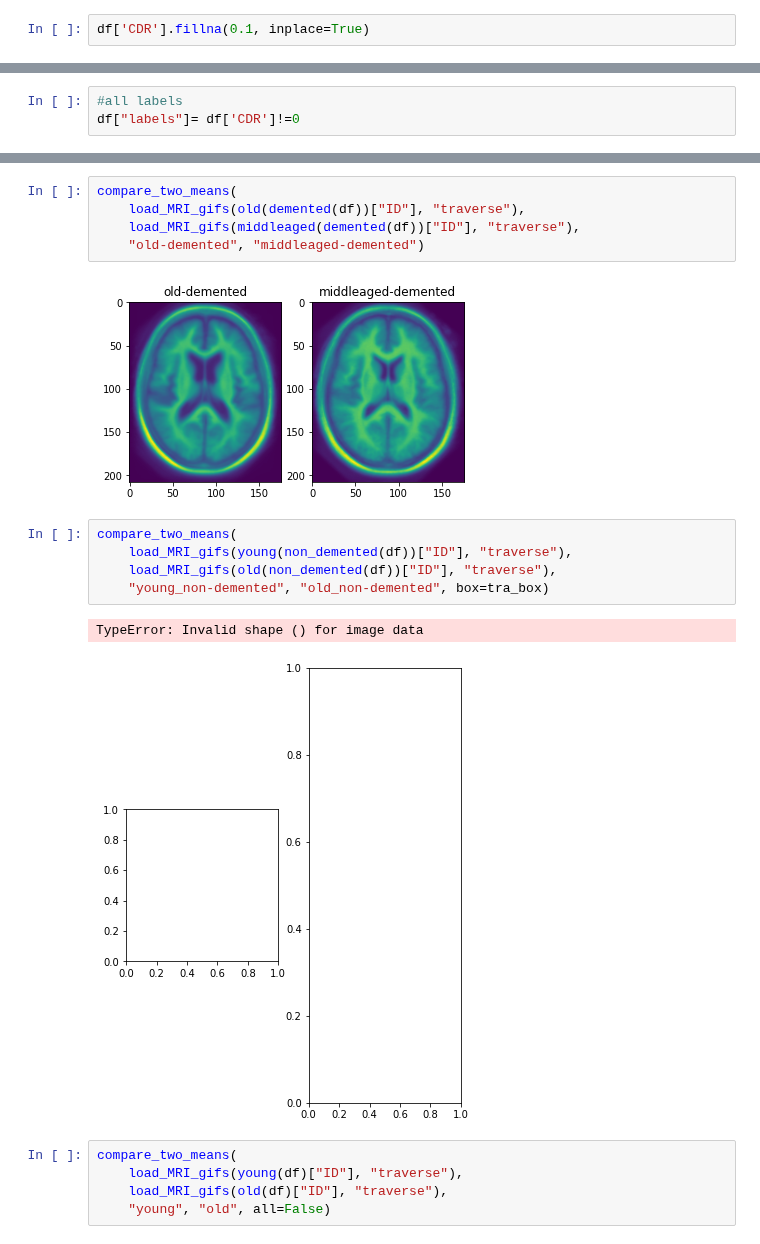
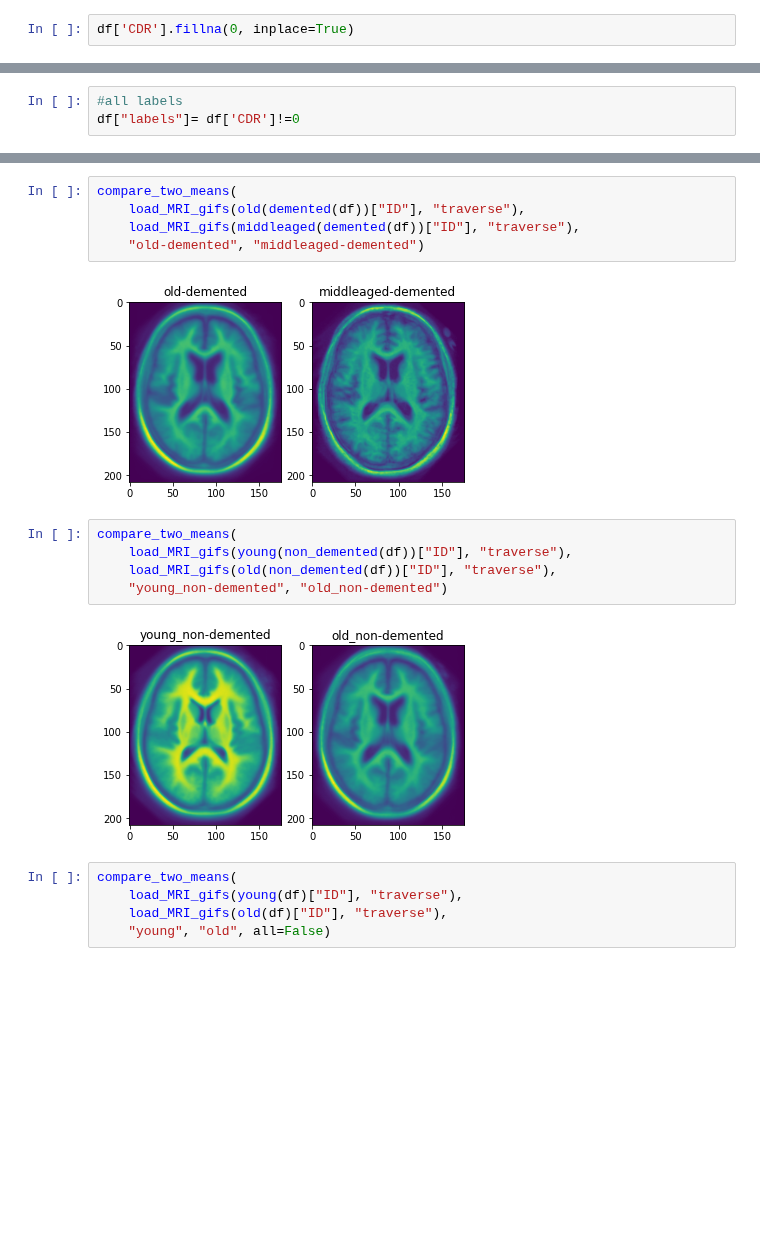
Before and after one commit to tamap94/ds-capstone-alzheimers-, a Jupyter notebook: EDA/Valle_EDA.ipynb, the cells around one changed output, grey strips where cells are left out. Saved outputs shown, nothing was run; the diff lists cells and outputs as text; blank space fills up the shorter version.

```diff
--- a/EDA/Valle_EDA.ipynb
+++ b/EDA/Valle_EDA.ipynb
@@ -40,7 +46,7 @@ df.head()
 | 3 | OAS1_0004_MR1 | M | R | 28 | NaN | NaN | NaN | NaN | 1588 | 0.803 | 1.105 | ... |
 | 4 | OAS1_0005_MR1 | M | R | 18 | NaN | NaN | NaN | NaN | 1737 | 0.848 | 1.010 | ... |
 # %%
-df['CDR'].fillna(0.1, inplace=True)
+df['CDR'].fillna(0, inplace=True)
 # %%
 df.describe().T
 # %% [output]
@@ -125,15 +116,14 @@ compare_two_means(
     load_MRI_gifs(middleaged(demented(df))["ID"], "traverse"),
     "old-demented", "middleaged-demented")
 # %% [output]
-[figure, old version]
+[figure, new version]
 # %%
 compare_two_means(
     load_MRI_gifs(young(non_demented(df))["ID"], "traverse"),
     load_MRI_gifs(old(non_demented(df))["ID"], "traverse"),
-    "young_non-demented", "old_non-demented", box=tra_box)
+    "young_non-demented", "old_non-demented")
 # %% [output]
-TypeError: Invalid shape () for image data
-[figure, old version]
+[figure, new version]
 # %%
 compare_two_means(
     load_MRI_gifs(young(df)["ID"], "traverse"),
```
Also changed, not shown: parts of 17 cells of this notebook, 2 other files.
